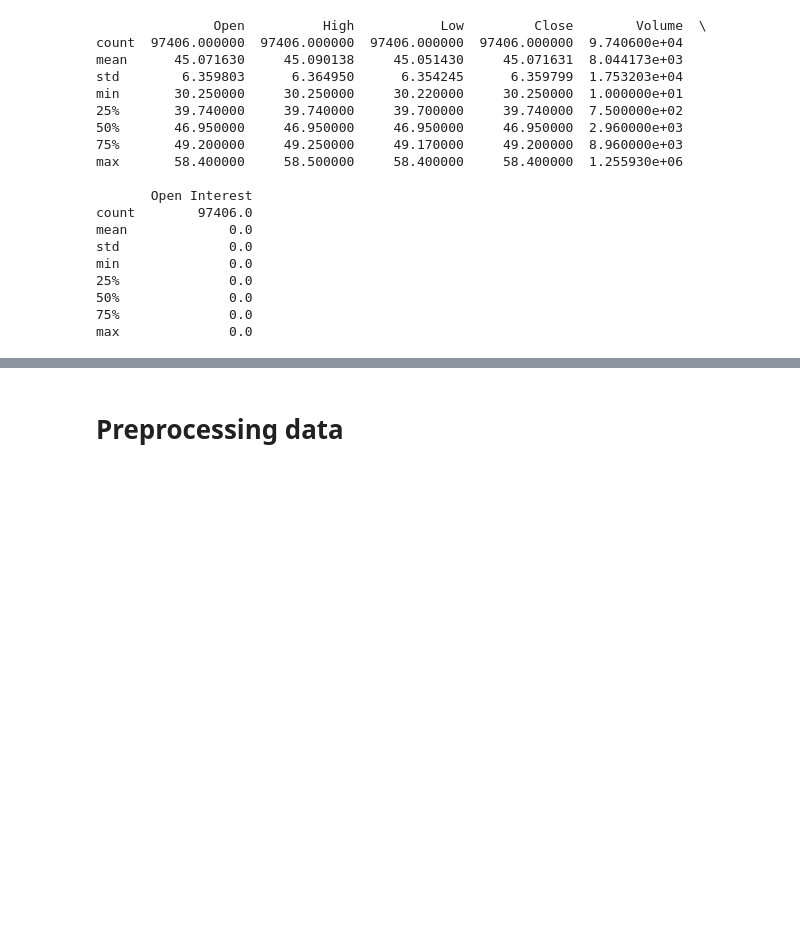
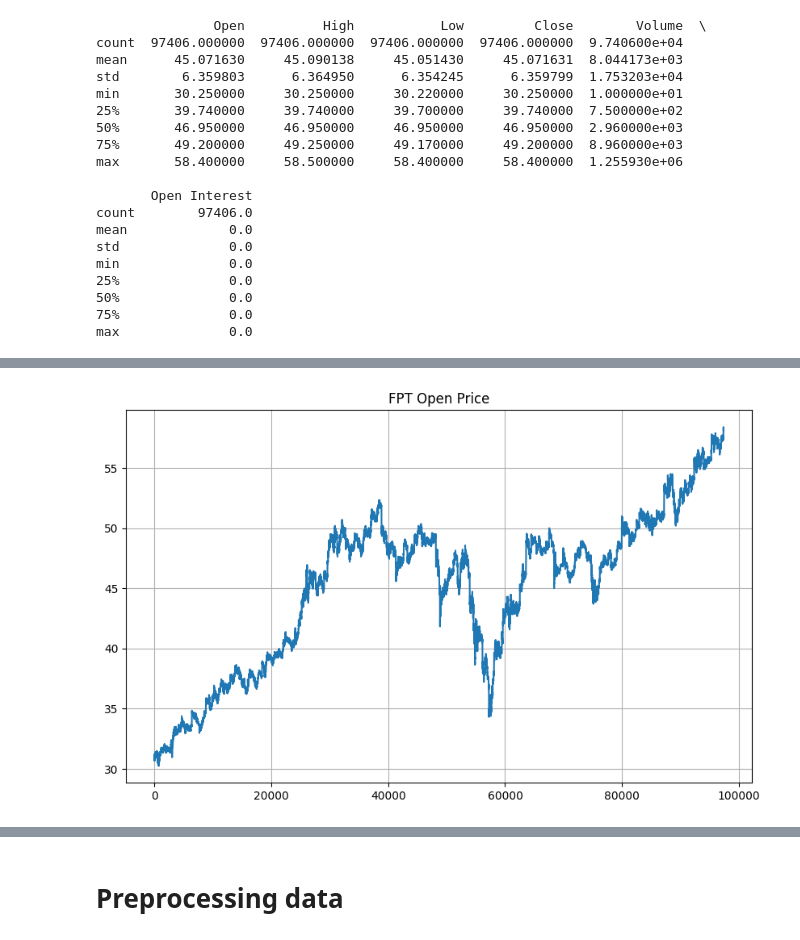
Before and after one commit to truongthuankiet1990gmailcom/Stock-Movement, a Jupyter notebook: test.ipynb, the cells around one changed output, grey strips where cells are left out. Cells and saved outputs as stored; diff of their text form; code cells hidden in the pictures; blank space fills up the shorter version.

```diff
--- a/test.ipynb
+++ b/test.ipynb
@@ -45,0 +62,8 @@ max              0.0
+# %%
+# Plot the distribution of the open prices
+plt.figure(figsize=(10, 6))
+plt.plot(fpt_data['Open'])
+plt.title('FPT Open Price')
+plt.grid()
+# %% [output]
+[figure, added]
```
Also changed, not shown: parts of 7 cells of this notebook, 2 other files.
